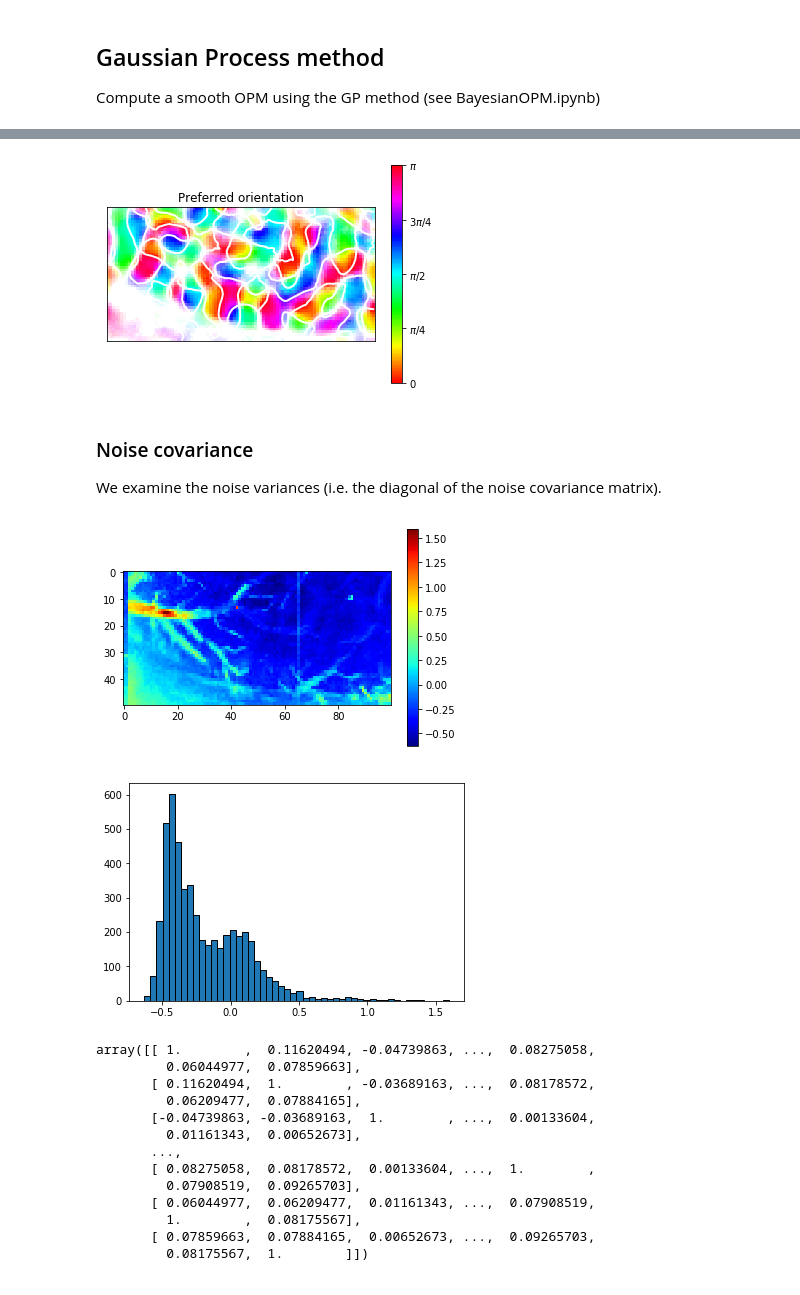
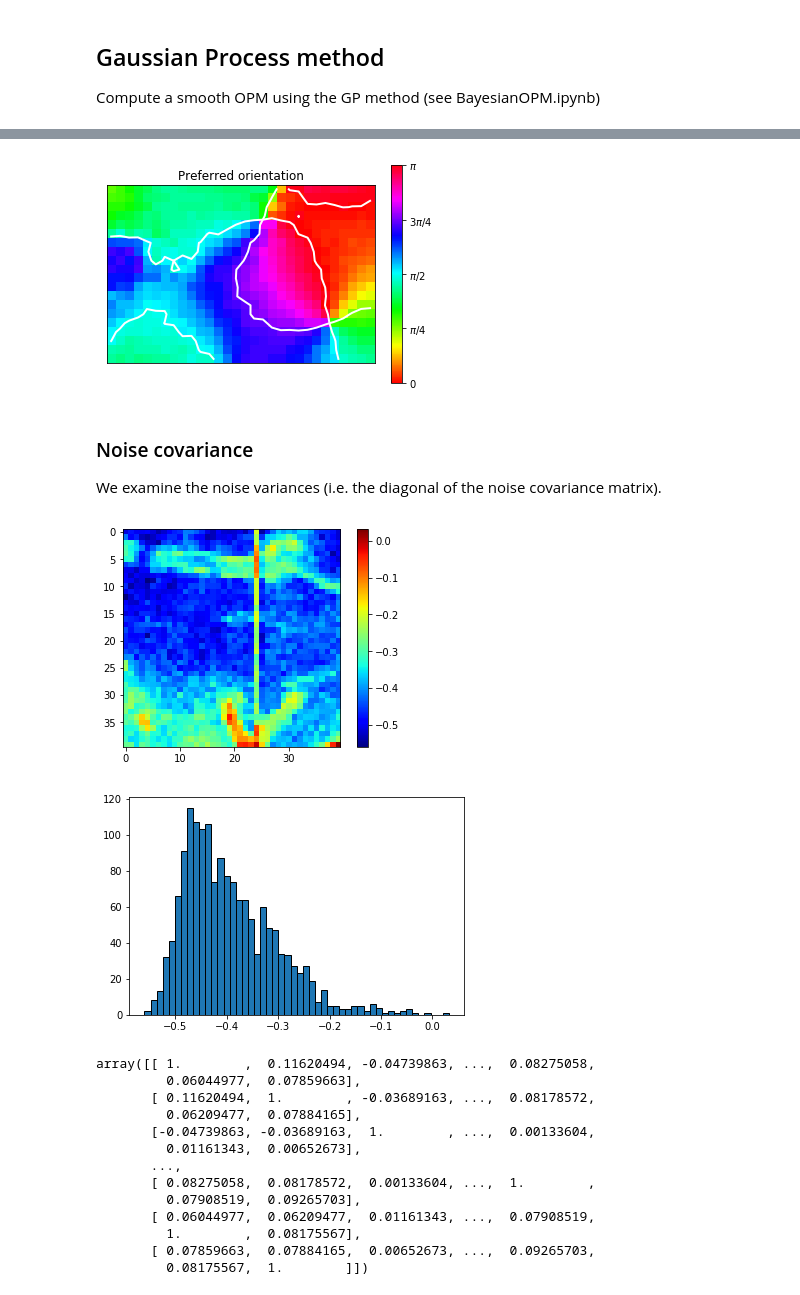
Before and after one commit to mackelab/gp-maps-python, a Jupyter notebook: FerretData.ipynb, the cells around one changed output, grey strips where cells are left out. Drawn from its saved outputs; the diff is of its cells as text; code cells hidden in the pictures.

```diff
--- a/FerretData.ipynb
+++ b/FerretData.ipynb
@@ -19,12 +19,13 @@ R = np.transpose(data[26:,:200,:,:], (2,3,0,1))
 print(R.shape)
 
 # take only a small part of the image (for performance reasons)
-#R = R[:,:,38:78,106:186]
+R = R[:,:,38:58,106:136]
 
 # downsample image
-#R = R[:,:,::2,::2]
+#R = R[:,:,::3,::3]
 
 size = R.shape[2:]
+n = size[0] * size[1]
 R.shape
 # %% [output]
 (8, 100, 100, 200)
@@ -64,8 +65,8 @@ Compute a smooth OPM using the GP method (see BayesianOPM.ipynb)
 # %%
 from opm.gp import GaussianProcessOPM
 # %%
-gp = GaussianProcessOPM(size=R.shape[2:], prior_method='icd', prior_rank=1600)
+gp = GaussianProcessOPM(size=R.shape[2:], prior_method='icd', prior_rank=500)
 # %%
-mu_post = gp.fit(stimuli=V, responses=R, noise='factoran', verbose=True, noise_kwargs={'iterations':3, 'q':1})
+mu_post = gp.fit(stimuli=V, responses=R, noise='factoran', verbose=True, noise_kwargs={'iterations':3, 'q':2})
 # %% [output]
 *** Estimating prior hyperparameters ***
@@ -80,22 +131,23 @@ result = mu[0] + 1j * mu[1]
 # %%
-f, ax = plot_opm(result, shade=True, rmax=80)
+f, ax = plot_opm(result)
 # %% [output]
-[figure, old version]
+[figure, new version]
 # %% [markdown]
 ### Noise covariance
 We examine the noise variances (i.e. the diagonal of the noise covariance matrix).
 # %%
-noise_var = np.diag(gp.noise_cov)
+noise_cov = gp.noise.D + gp.noise.G @ gp.noise.G.T
+noise_var = np.diag(noise_cov)
 
-plt.imshow(np.log10(np.diag(gp.noise_cov).reshape(*R.shape[2:])), cmap='jet')
+plt.imshow(np.log10(noise_var).reshape(*R.shape[2:]), cmap='jet')
 plt.colorbar()
 plt.show()
 
 plt.hist(np.log10(noise_var), bins=50, edgecolor='black')
 plt.show()
 # %% [output]
-[figure, old version]
+[figure, new version]
-[figure, old version]
+[figure, new version]
 # %%
 def cov2corr(cov):
     std = np.sqrt(np.diag(cov))
```
Also changed, not shown: parts of 11 cells of this notebook, 3 other files.
